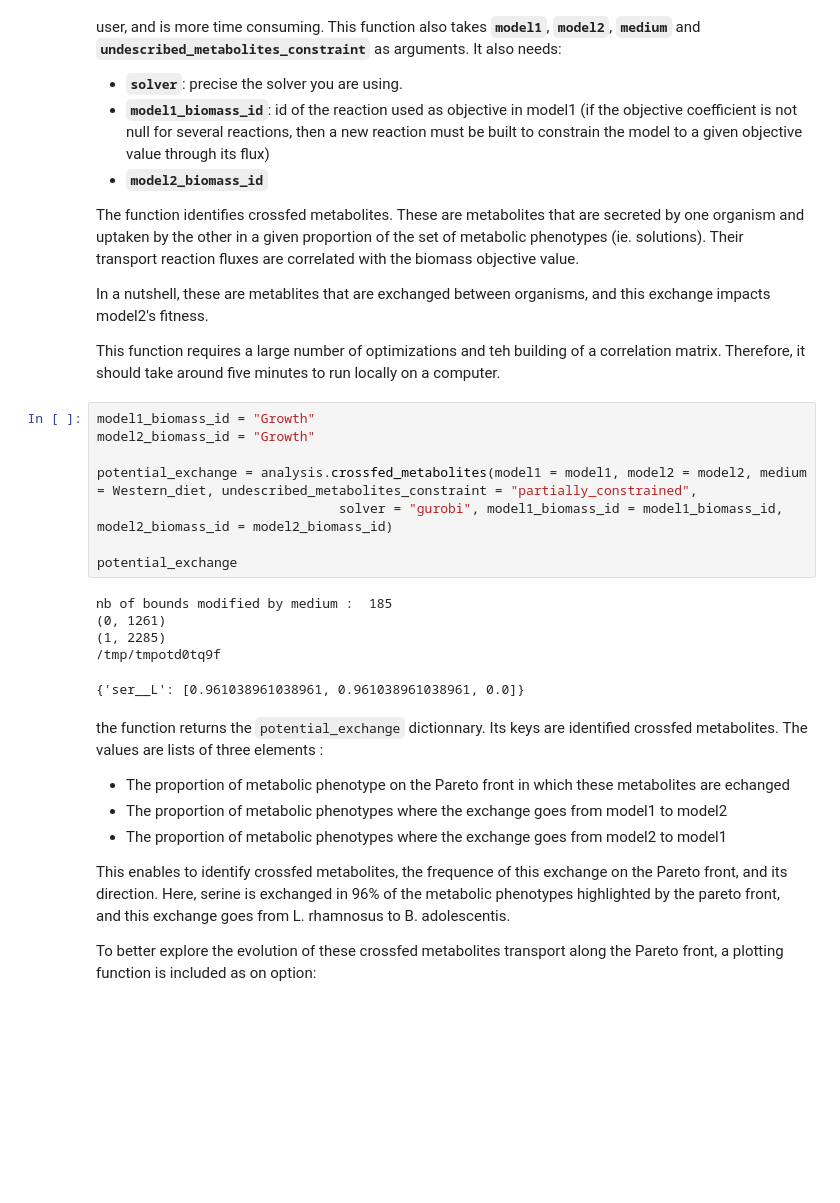
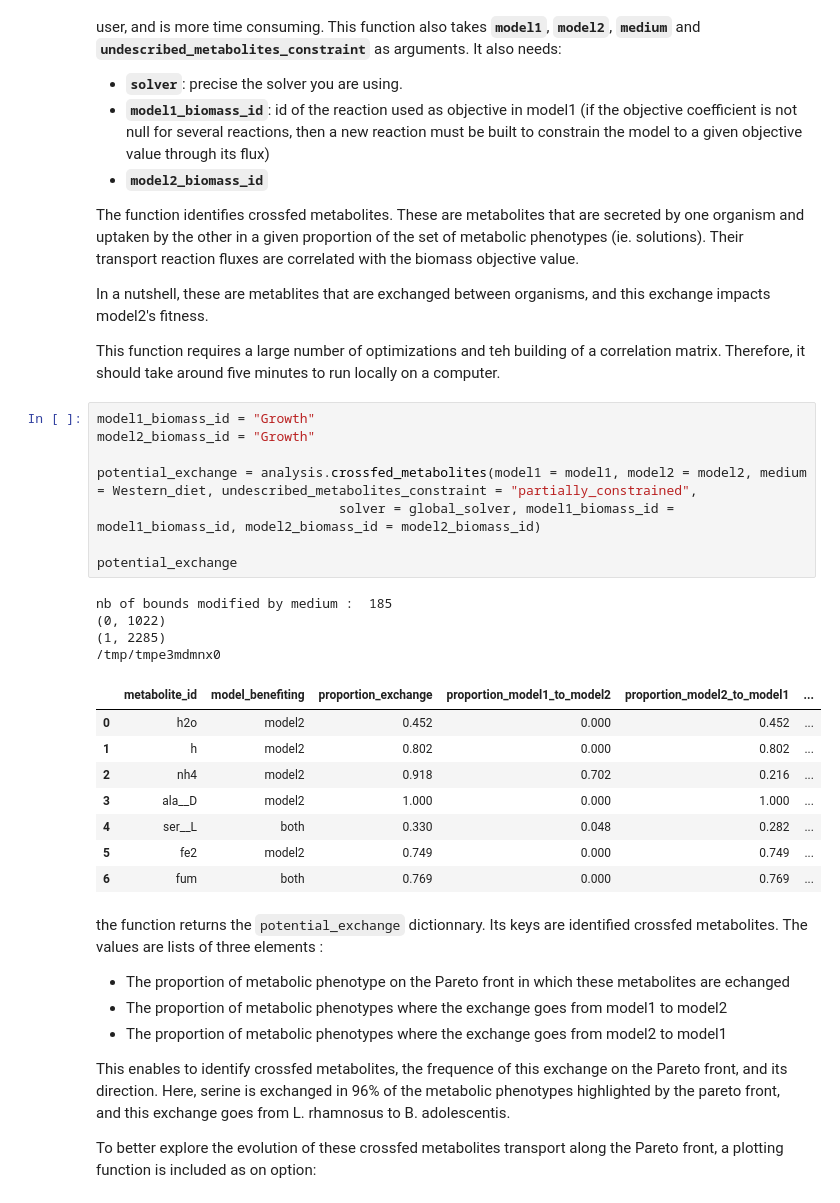
Before and after one commit to Anna-cell/mimeco, a Jupyter notebook: docs/source/Global_usage.ipynb, the cells around one changed output. Saved outputs shown, nothing was run; the diff lists cells and outputs as text; blank space fills up the shorter version.

```diff
--- a/docs/source/Global_usage.ipynb
+++ b/docs/source/Global_usage.ipynb
@@ -119,17 +116,24 @@ This function requires a large number of optimizations and teh building of a cor
 # %%
 model1_biomass_id = "Growth"
 model2_biomass_id = "Growth"
 
 potential_exchange = analysis.crossfed_metabolites(model1 = model1, model2 = model2, medium = Western_diet, undescribed_metabolites_constraint = "partially_constrained",
-                               solver = "gurobi", model1_biomass_id = model1_biomass_id, model2_biomass_id = model2_biomass_id)
+                               solver = global_solver, model1_biomass_id = model1_biomass_id, model2_biomass_id = model2_biomass_id)
 
 potential_exchange
 # %% [output]
 nb of bounds modified by medium :  185
-(0, 1261)
+(0, 1022)
 (1, 2285)
-/tmp/tmpotd0tq9f
+/tmp/tmpe3mdmnx0
-{'ser__L': [0.961038961038961, 0.961038961038961, 0.0]}
+|  | metabolite_id | model_benefiting | proportion_exchange | proportion_model1_to_model2 | proportion_model2_to_model1 | ... |
+| 0 | h2o | model2 | 0.452 | 0.000 | 0.452 | ... |
+| 1 | h | model2 | 0.802 | 0.000 | 0.802 | ... |
+| 2 | nh4 | model2 | 0.918 | 0.702 | 0.216 | ... |
+| 3 | ala__D | model2 | 1.000 | 0.000 | 1.000 | ... |
+| 4 | ser__L | both | 0.330 | 0.048 | 0.282 | ... |
+| 5 | fe2 | model2 | 0.749 | 0.000 | 0.749 | ... |
+| 6 | fum | both | 0.769 | 0.000 | 0.769 | ... |
 # %% [markdown]
 the function returns the `potential_exchange` dictionnary. Its keys are identified crossfed metabolites. The values are lists of three elements :
  - The proportion of metabolic phenotype on the Pareto front in which these metabolites are echanged
```
Also changed, not shown: parts of 10 cells of this notebook, 5 other files.
